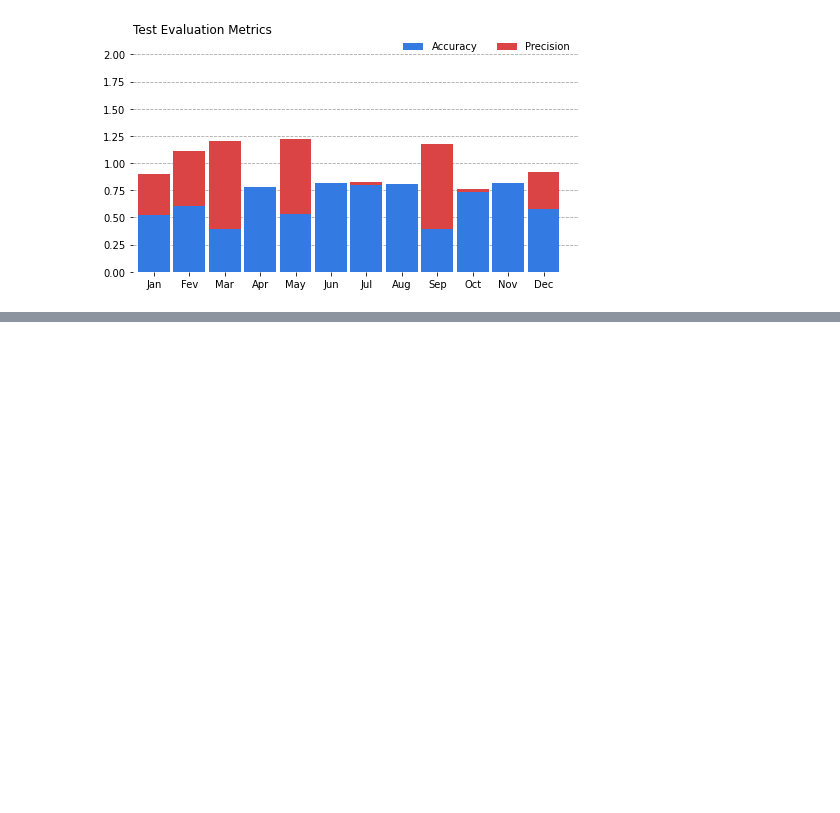
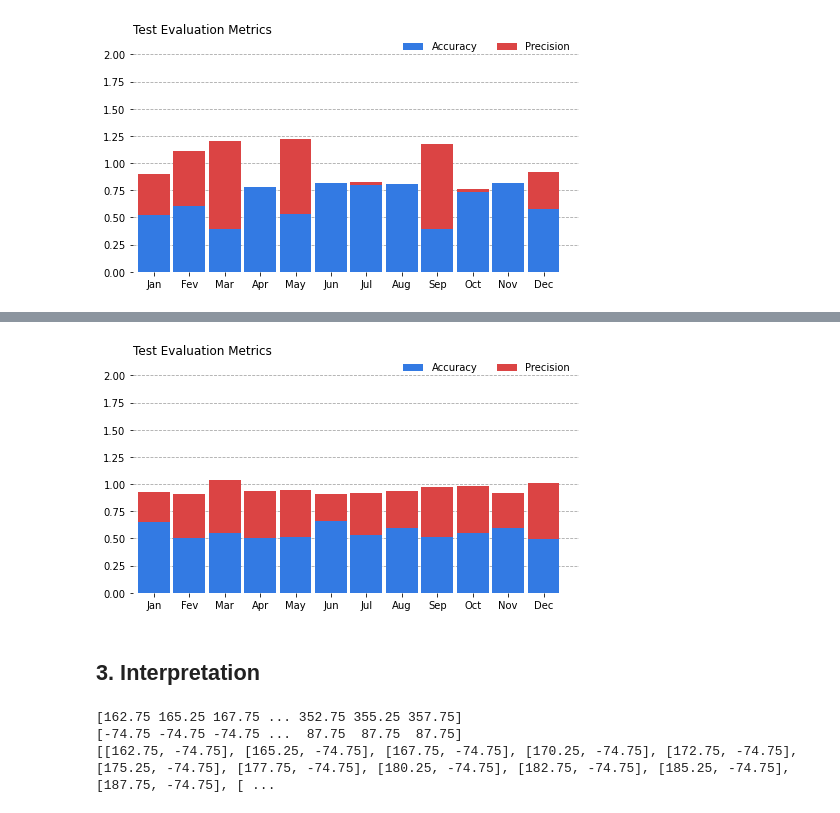
Before and after one commit to ding05/gnn_cnn_ocean_temp_forecasting, a Jupyter notebook: training_gnn_a.ipynb, the cells around one changed output, grey strips where cells are left out. Drawn from its saved outputs; the diff is of its cells as text; code cells hidden in the pictures; blank space fills up the shorter version.

```diff
--- a/training_gnn_a.ipynb
+++ b/training_gnn_a.ipynb
@@ -414,0 +559,27 @@ plt.show()
+# %%
+import pandas as pd
+import matplotlib.pyplot as plt
+
+d = {'Accuracy':[test_results[i][0] for i in range(len(test_results))], 'Precision': [test_results[i][1] for i in range(len(test_results))]}
+result_df = pd.DataFrame(data=d)
+result_df
+
+fig, ax = plt.subplots(1, figsize=(8, 4))
+plt.bar(result_df.index, result_df['Accuracy'], color = '#337AE3', width = 0.9)
+plt.bar(result_df.index, result_df['Precision'], bottom = result_df['Accuracy'], color = '#DB4444', width = 0.9)
+plt.xlim(-0.6, 12)
+plt.ylim(0, 2)# remove spines
+ax.spines['right'].set_visible(False)
+ax.spines['left'].set_visible(False)
+ax.spines['top'].set_visible(False)
+ax.spines['bottom'].set_visible(False)#grid
+ax.set_axisbelow(True)
+ax.yaxis.grid(color='gray', linestyle='dashed', alpha=0.7)# x ticks
+xticks_labels = ['Jan', 'Fev', 'Mar', 'Apr', 'May', 'Jun', 'Jul', 'Aug', 'Sep', 'Oct', 'Nov', 'Dec']
+plt.xticks(result_df.index , labels = xticks_labels)# title and legend
+legend_label = ['Accuracy', 'Precision']
+plt.legend(legend_label, ncol = 4, bbox_to_anchor=([1, 1.1, 0, 0]), frameon = False)
+plt.title('Test Evaluation Metrics\n', loc='left')
+plt.show()
+# %% [output]
+[figure, added]
@@ -414,0 +589,18 @@ plt.show()
+# %% [markdown]
+## 3. Interpretation
+# %%
+print(soda_time_1_lons.flatten()[soda_masked.notnull().values.flatten()])
+print(soda_time_1_lats.flatten()[soda_masked.notnull().values.flatten()])
+
+lons_smaller = soda_time_1_lons.flatten()[soda_masked.notnull().values.flatten()]
+lats_smaller = soda_time_1_lats.flatten()[soda_masked.notnull().values.flatten()]
+
+soda_coordinates = []
+for index in range(len(lats_smaller)):
+  soda_coordinates.append([lons_smaller[index], lats_smaller[index]])
+
+print(soda_coordinates)
+# %% [output]
+[162.75 165.25 167.75 ... 352.75 355.25 357.75]
+[-74.75 -74.75 -74.75 ...  87.75  87.75  87.75]
+[[162.75, -74.75], [165.25, -74.75], [167.75, -74.75], [170.25, -74.75], [172.75, -74.75], [175.25, -74.75], [177.75, -74.75], [180.25, -74.75], [182.75, -74.75], [185.25, -74.75], [187.75, -74.75], [ ...
```
Also changed, not shown: parts of 5 cells of this notebook.
